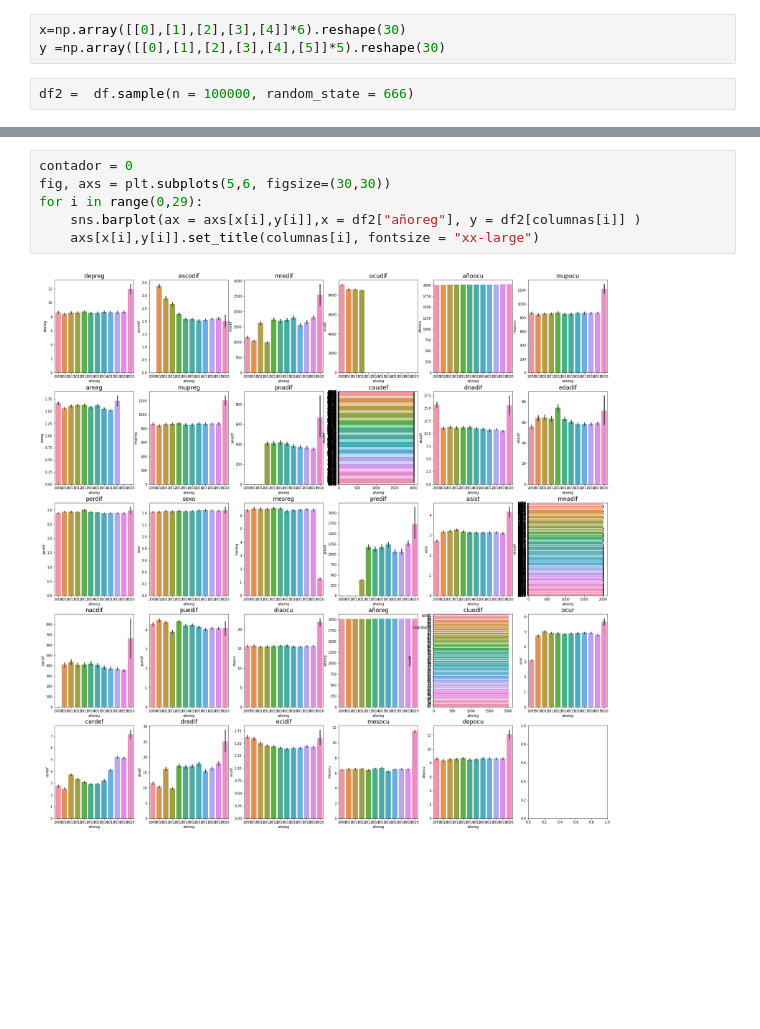
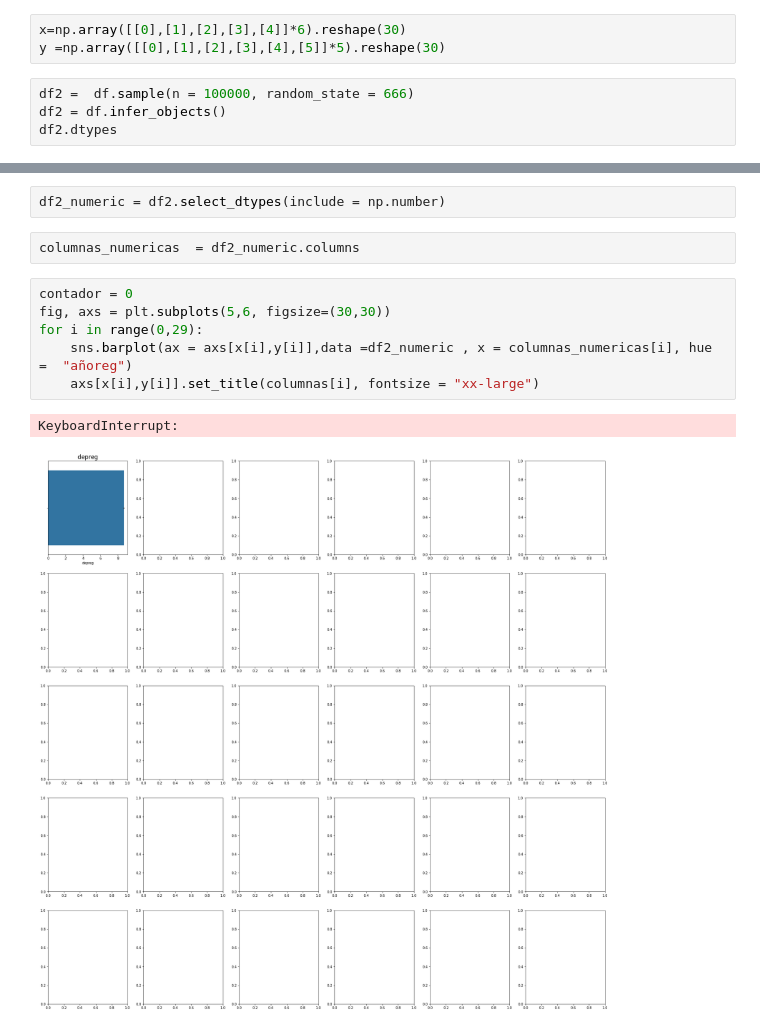
Before and after one commit to AxelLeo129/ProyectoDataMining, a Jupyter notebook: Proyecto.ipynb, the cells around one changed output, grey strips where cells are left out. Saved outputs shown, nothing was run; the diff lists cells and outputs as text; blank space fills up the shorter version.

Commit message:
Imagenes
Agregué código he hice tablas de frecuencias

```diff
--- a/Proyecto.ipynb
+++ b/Proyecto.ipynb
@@ -92,3 +90,5 @@ x=np.array([[0],[1],[2],[3],[4]]*6).reshape(30)
 y =np.array([[0],[1],[2],[3],[4],[5]]*5).reshape(30)
 # %%
 df2 =  df.sample(n = 100000, random_state = 666)
+df2 = df.infer_objects()
+df2.dtypes
@@ -95,8 +113,13 @@ df2 =  df.sample(n = 100000, random_state = 666)
+# %%
+df2_numeric = df2.select_dtypes(include = np.number)
+# %%
+columnas_numericas  = df2_numeric.columns
 # %%
 contador = 0
 fig, axs = plt.subplots(5,6, figsize=(30,30))
 for i in range(0,29):
-    sns.barplot(ax = axs[x[i],y[i]],x = df2["añoreg"], y = df2[columnas[i]] )
+    sns.barplot(ax = axs[x[i],y[i]],data =df2_numeric , x = columnas_numericas[i], hue =  "añoreg")
     axs[x[i],y[i]].set_title(columnas[i], fontsize = "xx-large")
 # %% [output]
+KeyboardInterrupt:
-[figure, old version]
+[figure, new version]
```
Also changed, not shown: parts of 7 cells of this notebook, 31 other files.
